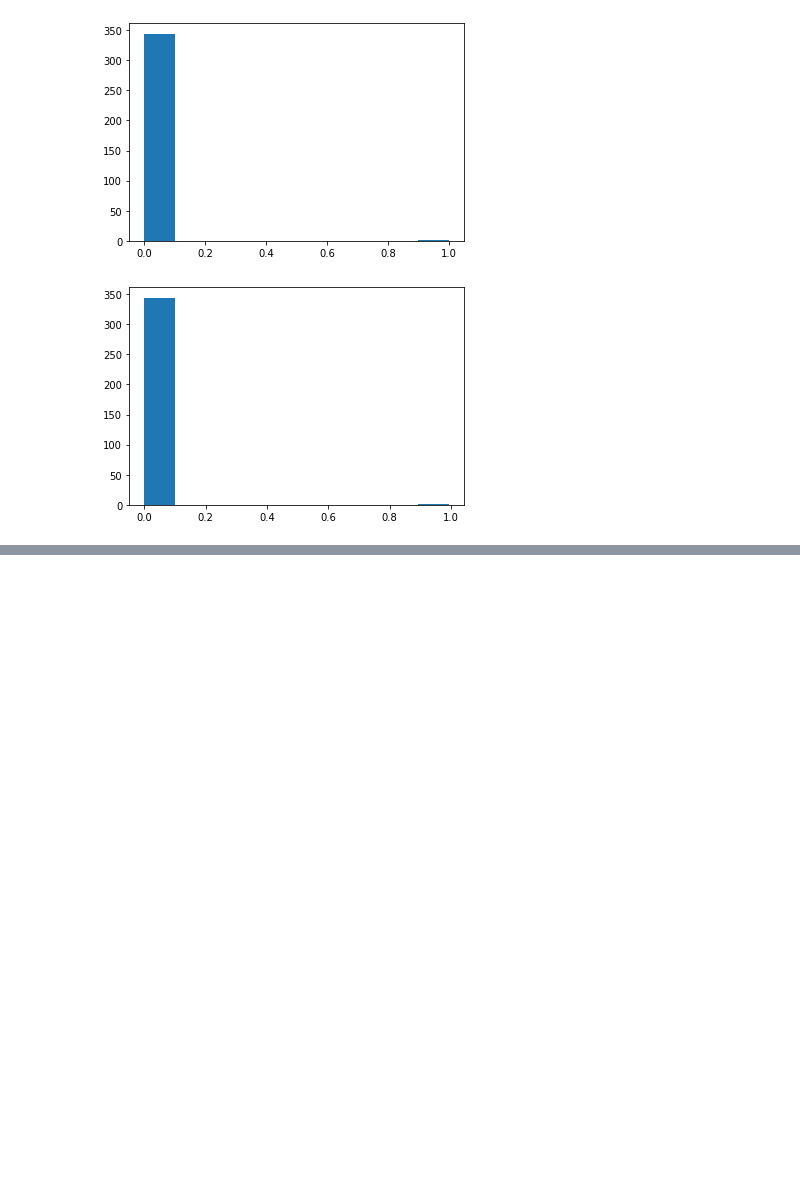
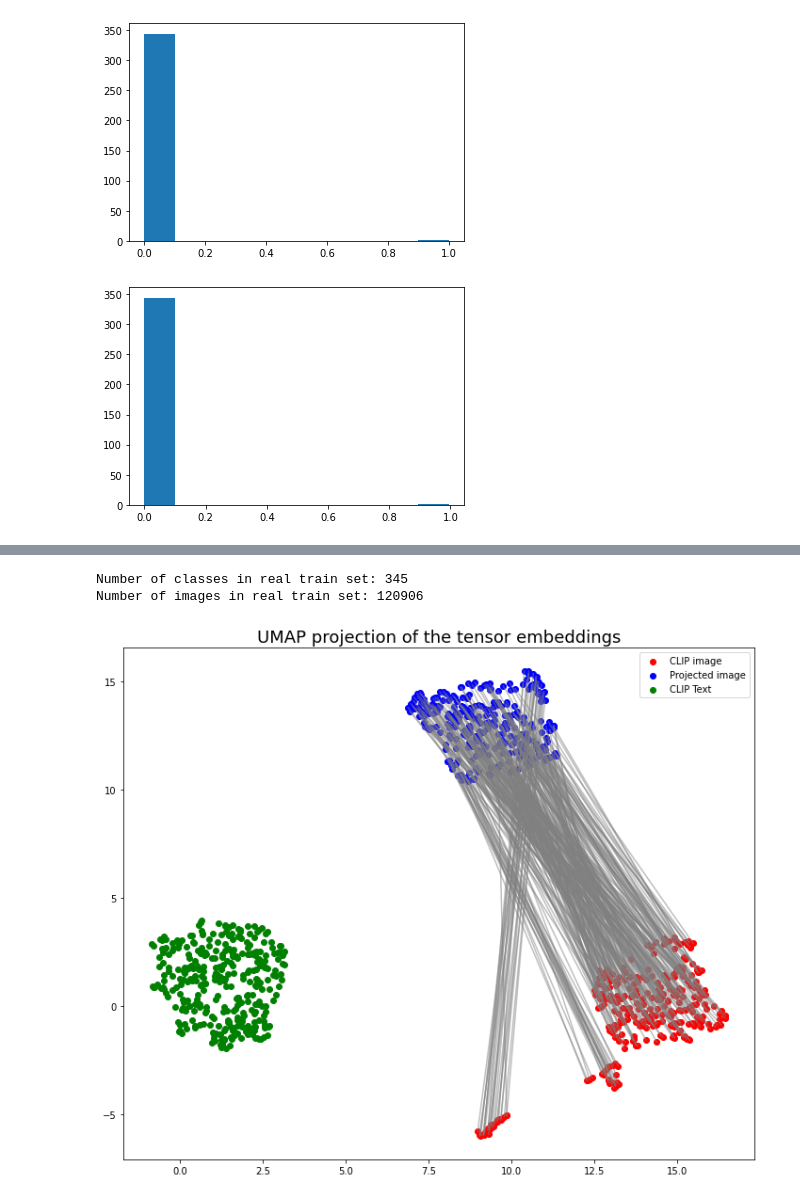
Before and after one commit to Rakshith-2905/ood_detect, a Jupyter notebook: debug.ipynb, the cells around one changed output, grey strips where cells are left out. Drawn from its saved outputs; the diff is of its cells as text; code cells hidden in the pictures; blank space fills up the shorter version.

```diff
--- a/debug.ipynb
+++ b/debug.ipynb
@@ -234,0 +235,44 @@ plt.show()
+# %%
+dataset = DomainNetDataset(root_dir='data/domainnet_v1.0', domain='real', split='train', transform=None)
+
+
+all_clip_embeddings = []
+all_custom_clip_embeddings = []
+all_resnet_embeddings = []
+all_proj_embeddings = []
+for i in range(len(dataset)):
+    images, label = dataset[i]
+
+    resnet_images = Resnet_transform(images).unsqueeze(0).to('cuda')
+    # Get the ResNet predictions
+    resnet_logits, resnet_embeddings = resnet_model(resnet_images, return_features=True)
+
+    # Project the resnet embeddings
+    proj_embeddings = projector(resnet_embeddings)
+    all_proj_embeddings.append(proj_embeddings.detach().cpu())
+
+    # Preprocess the image for clip
+    CLIP_images = preprocess(images).unsqueeze(0).to(device)
+    clip_image_features = clip_model.encode_image(CLIP_images)
+    all_clip_embeddings.append(clip_image_features.detach().cpu())
+
+    custom_CLIP_images = preprocess(CLIP_custom_transform(images)).unsqueeze(0).to(device)
+    custom_clip_image_features = clip_model.encode_image(custom_CLIP_images)
+    all_custom_clip_embeddings.append(custom_clip_image_features.detach().cpu())
+
+
+    if i == 300:
+        break
+
+all_clip_embeddings = torch.cat(all_clip_embeddings, dim=0)
+all_proj_embeddings = torch.cat(all_proj_embeddings, dim=0)
+all_custom_clip_embeddings = torch.cat(all_custom_clip_embeddings, dim=0)
+# %% [output]
+Number of classes in real train set: 345
+Number of images in real train set: 120906
+# %%
+from utils import plot_umap_embeddings
+
+plot_umap_embeddings(all_clip_embeddings, all_proj_embeddings, text_encodings.detach().cpu(), labels=['CLIP image', 'Projected image', 'CLIP Text'])
+# %% [output]
+[figure, added]
```
Also changed, not shown: parts of 2 cells of this notebook.
